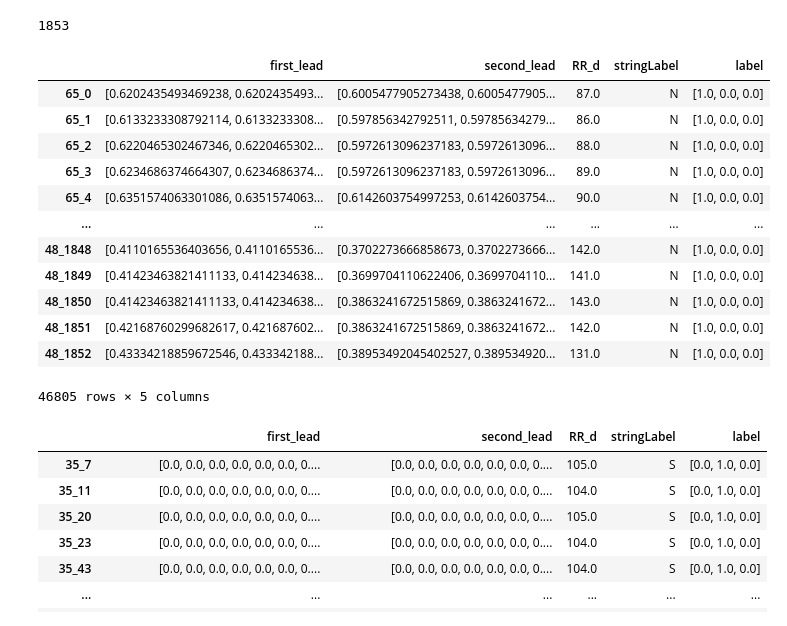
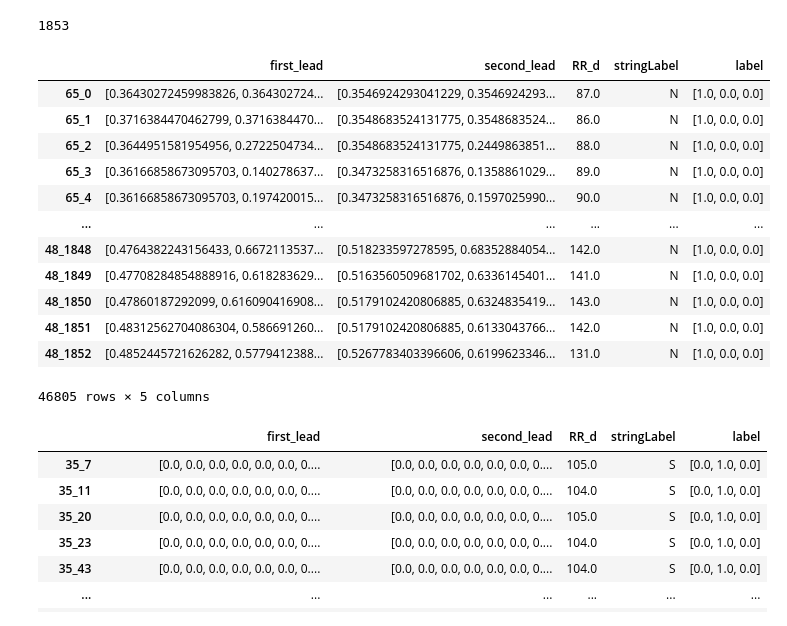
Before and after one commit to simonetome/Heartbeat-NSV-classification, a Jupyter notebook: ResNetBaseline.ipynb, the cells around one changed output. Cells and saved outputs as stored; diff of their text form; code cells hidden in the pictures.

```diff
--- a/ResNetBaseline.ipynb
+++ b/ResNetBaseline.ipynb
@@ -230,14 +228,11 @@ plot_signal(df,2,1500)
 # %%
 #Preprocessing used in practical lessons
 
-def notch_filter(cutoff, fs, q=30):
-    nyq = 0.5*fs
-    freq = cutoff/nyq
-    b, a = iirnotch(freq, q)
-    return b, a
+
 
 #def bandpass_filter(data, filter_order=5, lowcut = .5, highcut = 55, signal_freq=128):
-def bandpass_filter(data, filter_order=5, lowcut = 1, highcut = 55, signal_freq=128):
+#def bandpass_filter(data, filter_order=5, lowcut = .5, highcut = 14, signal_freq=128):
+def bandpass_filter(data, filter_order=5, lowcut = .5, highcut = 55, signal_freq=128):
         """
         Method responsible for creating and applying Butterworth filter.
         :param deque data: raw data
@@ -247,14 +242,11 @@ def bandpass_filter(data, filter_order=5, lowcut = 1, highcut = 55, signal_freq=
         :param int filter_order: filter order
         :return array: filtered data
         """
-        powerline = 60
         nyquist_freq = 0.5 * signal_freq
         low = lowcut / nyquist_freq
         high = highcut / nyquist_freq
         b, a = butter(filter_order, [low, high], btype="band")
         y = lfilter(b, a, data)
-        #b,a = notch_filter(powerline,signal_freq)
-        #y = lfilter(b,a,y)
         return y
 
 # center signals and remove baseline
@@ -367,8 +359,13 @@ def create_patch_v2(df):
 
       T = statistics.median(rr_list)
       #6) For each R-peak, selecting a signal part with the length equal to 1.2T.
-      patch_length=2*int(1.2*T)
-      max_len = 350
+      #patch_length=2*int(1.5*T)
+      #max_len = 500
+
+      ###
+      patch_length = 500
+      max_len = 500
+
       #6B) Setting last peak RR as T
       rr_list.append(T)
       #7) Padding each selected part with zeros to make its length equal to a predefined fixed length.
@@ -384,44 +381,44 @@ def create_patch_v2(df):
               print("error")
           for s in size:
               if(s >= len(first_sig) or s >= (peak + patch_length/2) or s <= (peak -patch_length/2) or s < 0):   # padding with 0
                   first_lead.append(0.)
                   second_lead.append(0.)
               else:
                   first_lead.append(first_sig[s])
                   second_lead.append(second_sig[s])
 
           first_lead = np.asarray(first_lead).astype(np.float32)
           second_lead = np.asarray(second_lead).astype(np.float32)
           first_lead = ((first_lead - first_lead.min())/(first_lead.max()-first_lead.min())).tolist()
           second_lead = ((second_lead - second_lead.min())/(second_lead.max()-second_lead.min())).tolist()
           dataset_dict[index]["first_lead"] = first_lead
           dataset_dict[index]["second_lead"] = second_lead
           dataset_dict[index]["RR_d"] = rr_list[i]
           dataset_dict[index]["stringLabel"] = labels[i]
           dataset_dict[index]["label"] = convert_to_one_hot(labels[i])
 
   dataset_df = pd.DataFrame.from_dict(dataset_dict,orient='index')
   return dataset_df
 
 classes = np.array(["N","S","V"])
 validation_percentage = 0.2
 training_df, validation_df = train_test_split(df,test_size = validation_percentage,random_state=SEED)
 training_patches_df = create_patch_v2(training_df)
 validation_patches_df = create_patch_v2(validation_df)
 validation_patches_df
 # %% [output]
 |  | first_lead | second_lead | RR_d | stringLabel | label |
-| 65_0 | [0.6202435493469238, 0.6202435493... | [0.6005477905273438, 0.6005477905... | 87.0 | N | [1.0, 0.0, 0.0] |
-| 65_1 | [0.6133233308792114, 0.6133233308... | [0.597856342792511, 0.59785634279... | 86.0 | N | [1.0, 0.0, 0.0] |
-| 65_2 | [0.6220465302467346, 0.6220465302... | [0.5972613096237183, 0.5972613096... | 88.0 | N | [1.0, 0.0, 0.0] |
-| 65_3 | [0.6234686374664307, 0.6234686374... | [0.5972613096237183, 0.5972613096... | 89.0 | N | [1.0, 0.0, 0.0] |
-| 65_4 | [0.6351574063301086, 0.6351574063... | [0.6142603754997253, 0.6142603754... | 90.0 | N | [1.0, 0.0, 0.0] |
+| 65_0 | [0.36430272459983826, 0.364302724... | [0.3546924293041229, 0.3546924293... | 87.0 | N | [1.0, 0.0, 0.0] |
+| 65_1 | [0.3716384470462799, 0.3716384470... | [0.3548683524131775, 0.3548683524... | 86.0 | N | [1.0, 0.0, 0.0] |
+| 65_2 | [0.3644951581954956, 0.2722504734... | [0.3548683524131775, 0.2449863851... | 88.0 | N | [1.0, 0.0, 0.0] |
+| 65_3 | [0.36166858673095703, 0.140278637... | [0.3473258316516876, 0.1358861029... | 89.0 | N | [1.0, 0.0, 0.0] |
+| 65_4 | [0.36166858673095703, 0.197420015... | [0.3473258316516876, 0.1597025990... | 90.0 | N | [1.0, 0.0, 0.0] |
 | ... | ... | ... | ... | ... | ... |
-| 48_1848 | [0.4110165536403656, 0.4110165536... | [0.3702273666858673, 0.3702273666... | 142.0 | N | [1.0, 0.0, 0.0] |
-| 48_1849 | [0.41423463821411133, 0.414234638... | [0.3699704110622406, 0.3699704110... | 141.0 | N | [1.0, 0.0, 0.0] |
-| 48_1850 | [0.41423463821411133, 0.414234638... | [0.3863241672515869, 0.3863241672... | 143.0 | N | [1.0, 0.0, 0.0] |
-| 48_1851 | [0.42168760299682617, 0.421687602... | [0.3863241672515869, 0.3863241672... | 142.0 | N | [1.0, 0.0, 0.0] |
-| 48_1852 | [0.43334218859672546, 0.433342188... | [0.38953492045402527, 0.389534920... | 131.0 | N | [1.0, 0.0, 0.0] |
+| 48_1848 | [0.4764382243156433, 0.6672113537... | [0.518233597278595, 0.68352884054... | 142.0 | N | [1.0, 0.0, 0.0] |
+| 48_1849 | [0.47708284854888916, 0.618283629... | [0.5163560509681702, 0.6336145401... | 141.0 | N | [1.0, 0.0, 0.0] |
+| 48_1850 | [0.47860187292099, 0.616090416908... | [0.5179102420806885, 0.6324835419... | 143.0 | N | [1.0, 0.0, 0.0] |
+| 48_1851 | [0.48312562704086304, 0.586691260... | [0.5179102420806885, 0.6133043766... | 142.0 | N | [1.0, 0.0, 0.0] |
+| 48_1852 | [0.4852445721626282, 0.5779412388... | [0.5267783403396606, 0.6199623346... | 131.0 | N | [1.0, 0.0, 0.0] |
 46805 rows × 5 columns
 # %%
 validation_patches_df[(validation_patches_df['stringLabel']=='S')]
```
Also changed, not shown: parts of 11 cells of this notebook.
